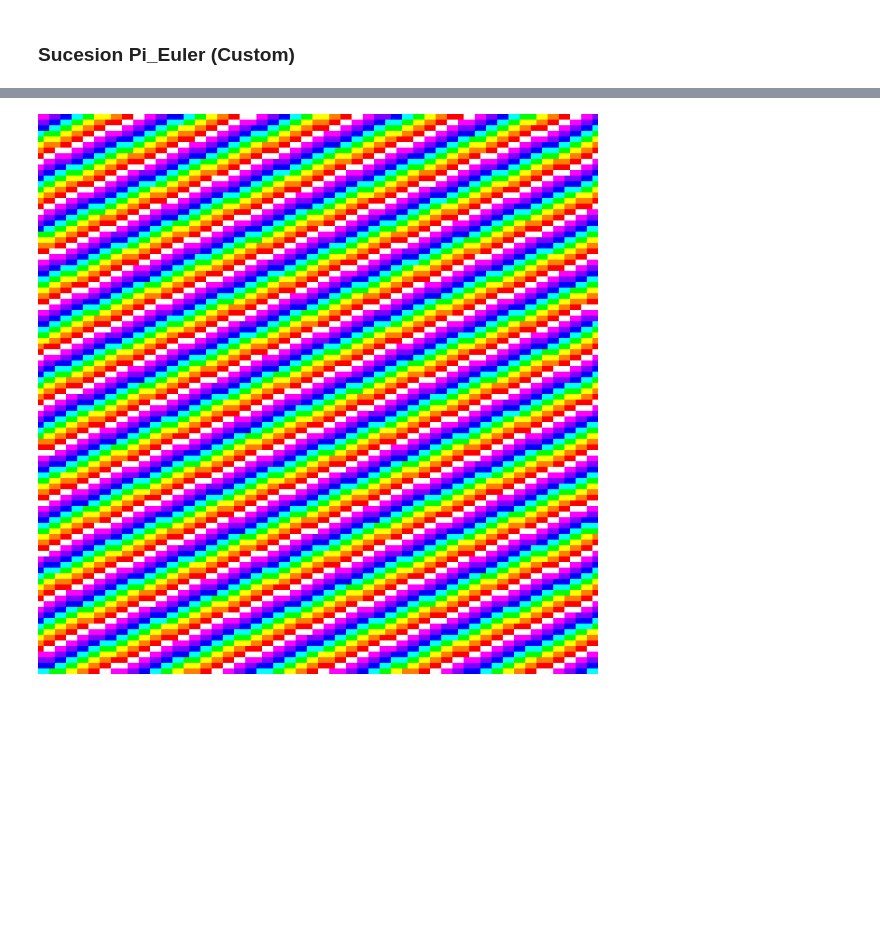
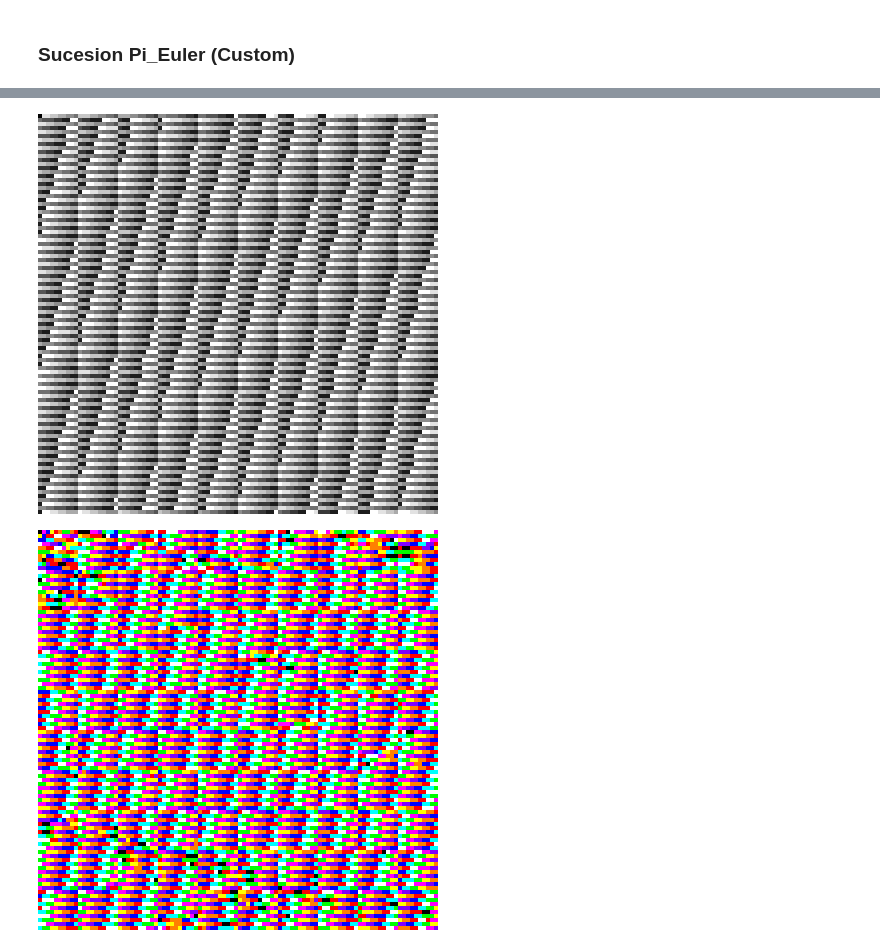
Before and after one commit to Dnllns/B10_clustering, a Jupyter notebook: B10_clustering.ipynb, the cells around one changed output, grey strips where cells are left out. Drawn from its saved outputs; the diff is of its cells as text; code cells hidden in the pictures; blank space fills up the shorter version.

```diff
--- a/B10_clustering.ipynb
+++ b/B10_clustering.ipynb
@@ -1129,13 +1155,13 @@ gen_supermatrix_image(
 # %%
 import math
 
-def sucesion_pi_euler(n):
+def pi_euler_n(n):
     return int(((math.pi)*(math.e))*n)
 
 # Testeamos la funcion
-print("sucesion_pi_euler(0) = ", sucesion_pi_euler(0))
-print("sucesion_pi_euler(1) = ", sucesion_pi_euler(1))
-print("sucesion_pi_euler(2) = ", sucesion_pi_euler(2))
-print("sucesion_pi_euler(3) = ", sucesion_pi_euler(3))
-print("sucesion_pi_euler(4) = ", sucesion_pi_euler(4))
+print("pi_euler_n(0) = ", pi_euler_n(0))
+print("pi_euler_n(1) = ", pi_euler_n(1))
+print("pi_euler_n(2) = ", pi_euler_n(2))
+print("pi_euler_n(3) = ", pi_euler_n(3))
+print("pi_euler_n(4) = ", pi_euler_n(4))
 # %% [output]
@@ -1175,12 +1186,26 @@ gen_supermatrix_image(
+# %%
+# Obtenemos la representacion de imagen de base
+gen_supermatrix_image(
+    pi_euler_n,
+    "+",
+    0,
+    10, 10,
+    10, 10,
+    4,
+    number_to_gray
+)
+# %% [output]
+[figure, added]
 # %%
 # Obtenemos la representacion de imagen de base
 gen_supermatrix_image(
-    n_sucesion_pi_euler,
+    pi_euler_n,
+    "-",
     0,
-    100, 100,
-    1, 1,
-    6,
+    10, 10,
+    10, 10,
+    4,
     number_to_color
 )
 # %% [output]
-[figure, old version]
+[figure, new version]
```
Also changed, not shown: parts of 7 cells of this notebook.
